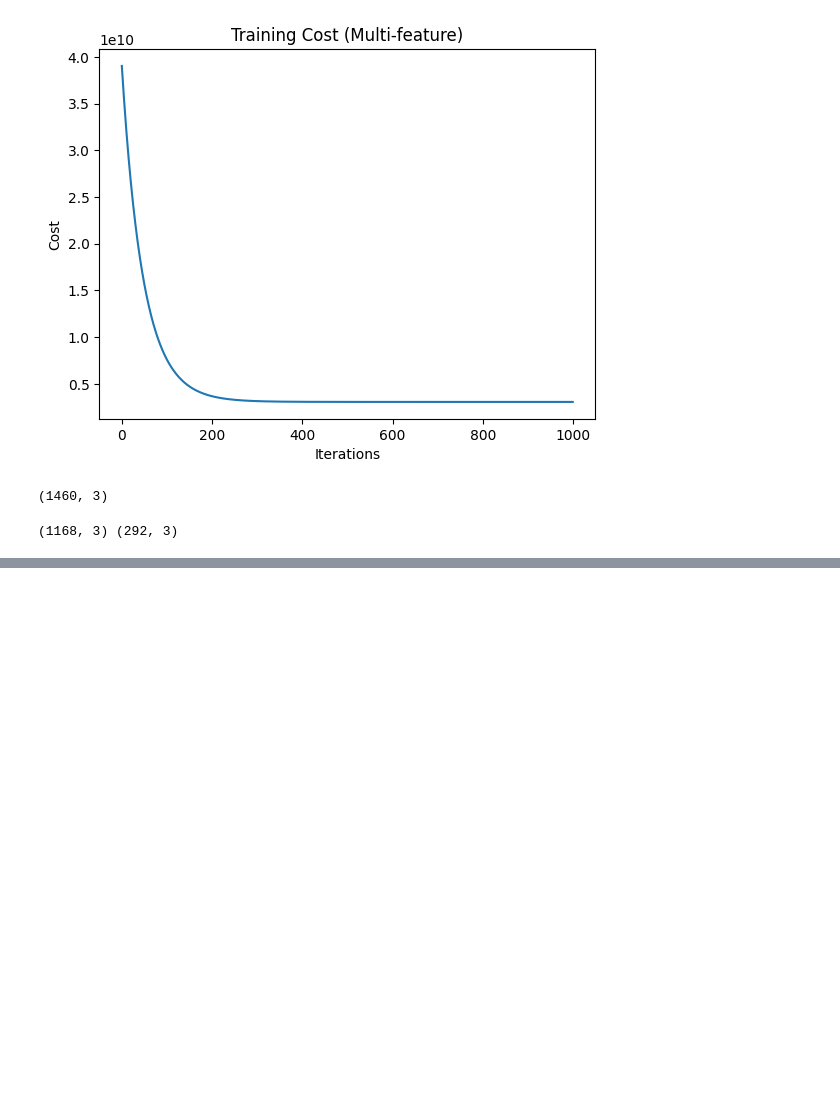
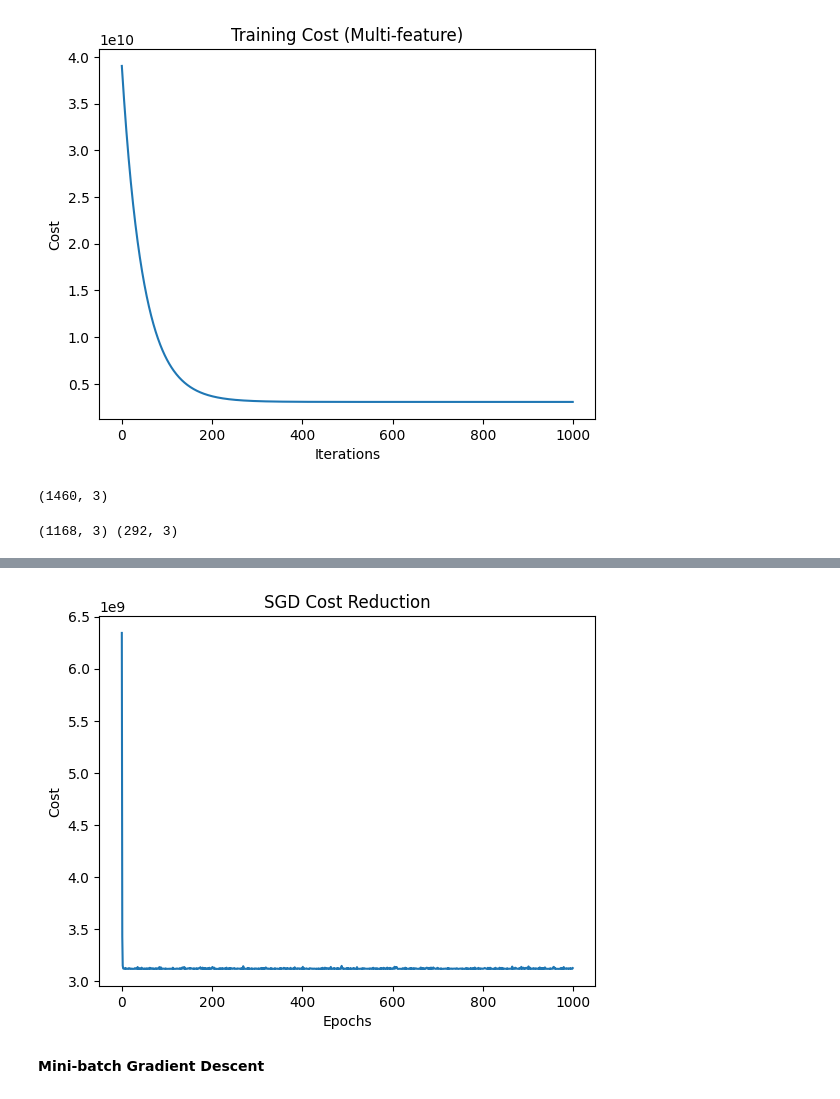
Before and after one commit to Ansh-Ice/ML-From-Scratch, a Jupyter notebook: Linear-Regression/code.ipynb, the cells around one changed output, grey strips where cells are left out. Drawn from its saved outputs; the diff is of its cells as text; code cells hidden in the pictures; blank space fills up the shorter version.

Commit message:
day-2, descents and regularisation done

```diff
--- a/Linear-Regression/code.ipynb
+++ b/Linear-Regression/code.ipynb
@@ -332,0 +335,36 @@ R2 Score: 0.5659609530292624
+# %%
+w = np.zeros(X_train.shape[1])
+b = 0
+
+costs = []
+learning_rate = 0.001
+
+
+for i in range(epochs):
+    indices = np.random.permutation(len(X_train))
+    X_train = X_train[indices]
+    y_train = y_train[indices]
+    for j in range(len(X_train)):
+        x_j = X_train[j].reshape(1, -1)
+        y_j = y_train[j]
+
+        y_pred = predict(x_j, w, b)
+
+        # w, b = gradient_descent(x_j, np.array([y_j]), w, b, learning_rate)
+        # print(w, b)
+        # exit  # just one step for demonstration
+        error = y_pred - y_j
+
+        dw = x_j.T * error
+        db = error
+
+        w = w - learning_rate * dw.flatten()
+        b = b - learning_rate * db
+
+    # 🔥 compute cost on full training set
+    full_pred = predict(X_train, w, b)
+    cost = compute_cost(y_train, full_pred)
+    costs.append(cost)
+
+    if i % 50 == 0:
+        print(f"Epoch {i}, Cost: {cost}")
@@ -332,0 +392,12 @@ R2 Score: 0.5659609530292624
+# %%
+import matplotlib.pyplot as plt
+
+plt.plot(costs)
+plt.xlabel("Epochs")
+plt.ylabel("Cost")
+plt.title("SGD Cost Reduction")
+plt.show()
+# %% [output]
+[figure, added]
+# %% [markdown]
+**Mini-batch Gradient Descent**
```
Also changed, not shown: parts of 20 cells of this notebook.
